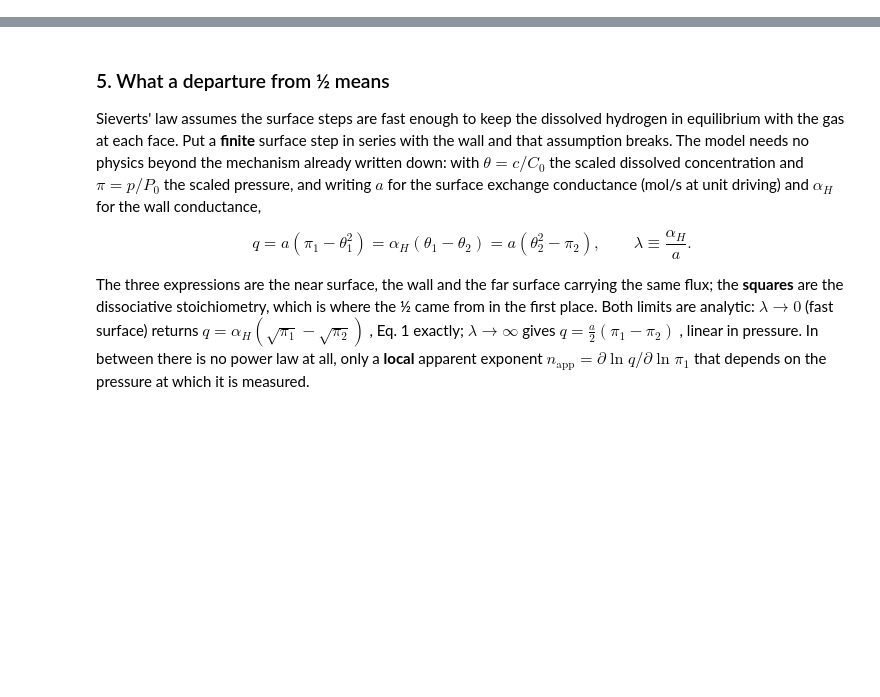
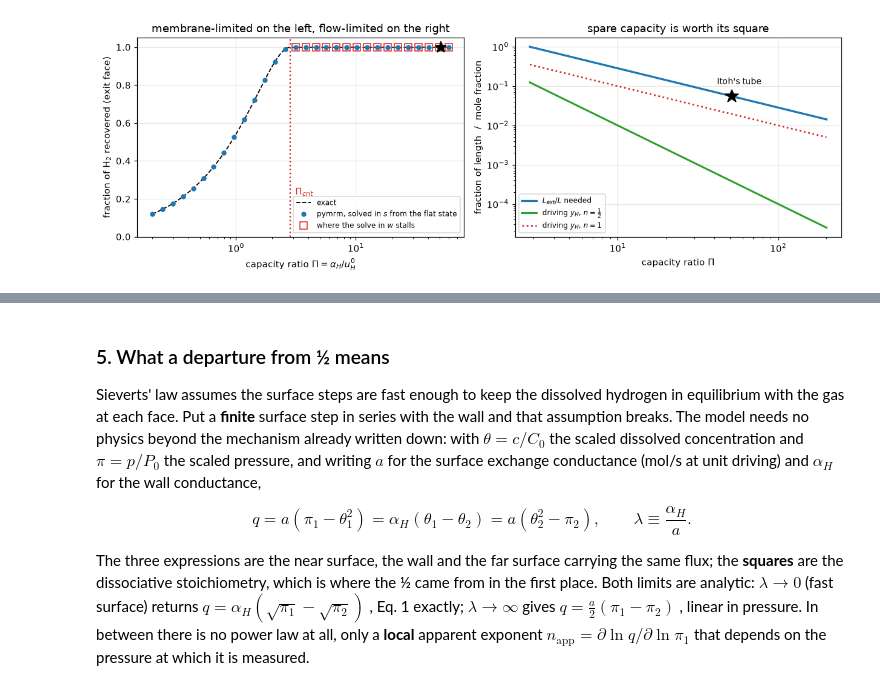
Before and after one commit to computational-chemical-engineering/pymrm-gallery, a Jupyter notebook: pages/H1.1-sieverts-permeation/index.ipynb, the cells around one changed output, grey strips where cells are left out. Cells and saved outputs as stored; diff of their text form; code cells hidden in the pictures; blank space fills up the shorter version.

```diff
--- a/pages/H1.1-sieverts-permeation/index.ipynb
+++ b/pages/H1.1-sieverts-permeation/index.ipynb
@@ -1053,0 +772,100 @@ why the flat start loses it: the extinction tail, from the march at Itoh's Pi
+# %%
+def explicit_march(p):
+    """A DEFECT for the break table: the channel marched by explicit (forward) Euler.
+
+    ``w_i = w_(i-1) - h Pi driving(w_(i-1))`` overshoots below zero at the front;
+    once a value is negative the march stops and holds it.
+    """
+    h, w = np.diff(p.z_f), np.empty(p.shape[0])
+    prev = 1.0
+    for i in range(len(h)):
+        if prev >= 0.0:
+            prev = prev - h[i] * p.Pi * p.driving(prev)
+        w[i] = prev
+    return w.reshape(p.shape)
+
+
+def sweep(n=None, variable="s", march=None, pis=None, with_w=True, cmp="w"):
+    """Outlet hydrogen over a range of Pi, by the solve in s and by the march.
+
+    ``variable`` is the unknown of the library solve (from the flat state; the
+    march is used as its initial guess only where that fails), ``march`` the
+    second route (default ``Permeator.march_guess``). ``with_w`` also records
+    whether the comparison solve in w converges from the flat state.
+    """
+    n = N_EXP if n is None else n
+    pis = np.logspace(np.log10(0.2), np.log10(60.0), 30) if pis is None else pis
+    out, needed, resid, minw, dev, w_ok = [], [], [], [], [], []
+    for pi in pis:
+        p = Permeator(pi, BETA, n=n, n_z=800)
+        wm = p.march_guess() if march is None else march(p)
+        res = p.solve(variable=variable, require=False)      # flat start, inspected
+        used_march = not res.success
+        if used_march:
+            res = p.solve(w0=wm, variable=variable)          # raises if this fails too
+        NEWTON_ITERS.append(res.nit)
+        r, _ = p.residual(p.w)
+        out.append(p.outlet_value()); needed.append(used_march)
+        resid.append(np.abs(r).max()); minw.append(min(p.w.min(), wm.min()))
+        dev.append(np.max(np.abs(p.w - wm)))
+        if with_w:
+            w_ok.append(Permeator(pi, BETA, n=n, n_z=800).solve(variable=cmp,
+                                                                require=False).success)
+    out = np.array(out)
+    ex = np.array([exact_half(1.0, BETA, pi)[0] for pi in pis])
+    return dict(pis=pis, out=out, n_marched=int(np.sum(needed)),
+                min_w=float(min(minw)), max_resid=float(max(resid)),
+                maxdev=float(np.max(np.abs(out - ex))), march_dev=float(max(dev)),
+                w_ok=np.array(w_ok, dtype=bool))
+
+
+SW = sweep()
+PI_EX = np.logspace(np.log10(0.2), np.log10(60.0), 300)
+out_ex = np.array([exact_half(1.0, BETA, pi)[0] for pi in PI_EX])
+
+W_FAIL = ~SW["w_ok"]
+assert np.array_equal(W_FAIL, SW["pis"] > PI_CRIT), "the solve in w fails exactly above Pi_crit"
+fig, ax = plt.subplots(1, 2, figsize=(11.4, 4.0))
+ax[0].semilogx(PI_EX, 1 - out_ex, "k--", lw=1.2, label="exact")
+ax[0].semilogx(SW["pis"], 1 - SW["out"], "o", ms=4.5, label="pymrm, solved in $s$ from the flat state")
+ax[0].semilogx(SW["pis"][W_FAIL], 1 - SW["out"][W_FAIL], "s", ms=8, mfc="none",
+               color="tab:red", label="where the solve in $w$ stalls")
+ax[0].axvline(PI_CRIT, color="tab:red", ls=":", lw=1.6)
+ax[0].text(PI_CRIT * 1.1, 0.22, r"$\Pi_{crit}$", color="tab:red", fontsize=10)
+ax[0].set(xlabel=r"capacity ratio $\Pi = \alpha_H/u_H^0$",
+          ylabel="fraction of H$_2$ recovered (exit face)", ylim=(0, 1.05),
+          title="membrane-limited on the left, flow-limited on the right")
+ax[0].legend(fontsize=8, loc="lower right")
+ax[0].plot([PI_ITOH], [1 - exact_half(1.0, BETA, PI_ITOH)[0]], "k*", ms=13, zorder=5)
+pig = np.logspace(np.log10(PI_CRIT), np.log10(200), 200)
+ax[1].loglog(pig, PI_CRIT / pig, lw=2.2, label=r"$L_{ext}/L$ needed")
+ax[1].loglog(pig, (1 / pig) ** 2, lw=2.0, color="tab:green",
+             label=r"driving $y_H$, $n=\frac{1}{2}$")
+ax[1].loglog(pig, 1 / pig, ":", color="tab:red", lw=1.8, label=r"driving $y_H$, $n=1$")
+ax[1].plot([PI_ITOH], [PI_CRIT / PI_ITOH], "k*", ms=15, zorder=5)
+ax[1].annotate("Itoh's tube", (PI_ITOH, PI_CRIT / PI_ITOH),
+               textcoords="offset points", xytext=(-16, 13), fontsize=9)
+ax[1].set(xlabel=r"capacity ratio $\Pi$", ylabel="fraction of length  /  mole fraction",
+          title="spare capacity is worth its square")
+ax[1].legend(fontsize=8)
+fig.tight_layout(); plt.show()
+print(f"finite-volume sweep over the WHOLE range, Pi = {SW['pis'][0]:.2f} to {SW['pis'][-1]:.1f}")
+print(f"  solved in s from the flat state: {len(SW['pis']) - SW['n_marched']} of {len(SW['pis'])} points "
+      "converged with no other help;")
+print(f"  the march agrees with every one to below 1e-9 (here {SW['march_dev']:.0e}), and min w over")
+print(f"  both routes is {SW['min_w']:.1e}; the s solutions satisfy the cell equations in w")
+print(f"  to below 1e-10 (here {SW['max_resid']:.0e}).")
+print(f"  the comparison solve in w stalls at the {int(W_FAIL.sum())} points above Pi_crit, and only there.")
+print(f"  worst |pymrm - exact| outlet fraction over the swept range: {SW['maxdev']:.2e}")
+print("  So the fixed grid does place the front; the solve in w could not find it.")
+print()
+print(f"Pi_crit = {PI_CRIT:.3f} at beta = {BETA:.3f}, for a clean permeate side.")
+print(f"At Itoh's Pi = {PI_ITOH:.1f} the same tube run as a clean-permeate separator")
+print(f"would need {IT['L_ext'] * 100:.1f} % of its length and a driving mole fraction of")
+print(f"{IT['y_req']:.2e}. His actual reactor loads the permeate and sits on the")
+print(f"fast-permeation ceiling instead, at y = {IT['y_both']:.2e} on BOTH sides. Either")
+print(f"way permeation is {IT['spare']:.0f}x from limiting, so nothing measured at the")
+print("outlet of such a tube constrains alpha_H. That is a property of the")
+print("operating point, not of the measurement technique.")
+# %% [output]
+[figure, added]
```
Also changed, not shown: parts of 66 cells of this notebook, 9 other files.
